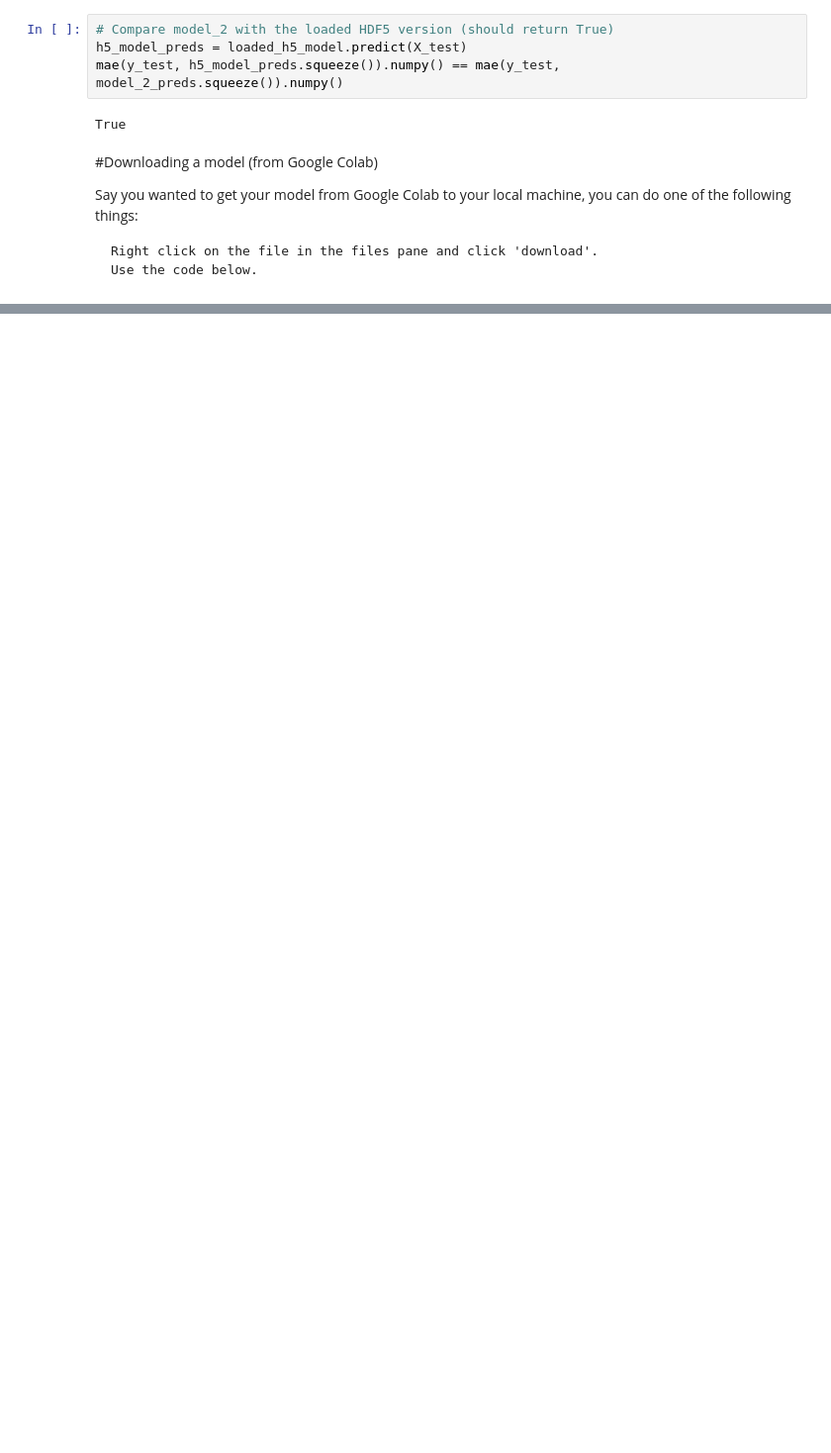
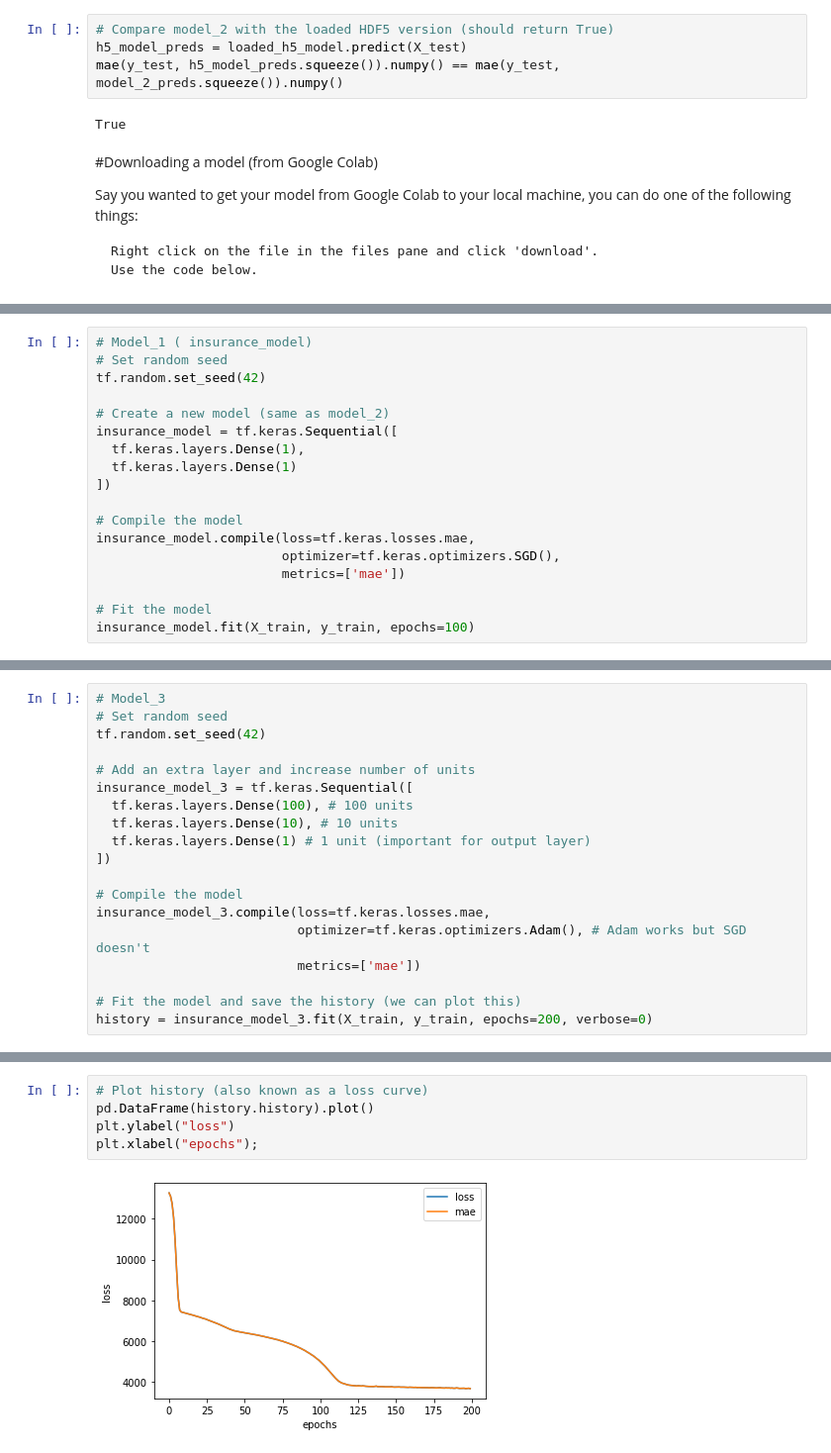
Before and after one commit to NadhirOuerghi/Network_Regression_With_TensorFlow, a Jupyter notebook: 01_Neural_Network_Regression_With_TensorFlow.ipynb, the cells around one changed output, grey strips where cells are left out. Shown at 99% size. Cells and saved outputs as stored; diff of their text form; blank space fills up the shorter version.

```diff
--- a/01_Neural_Network_Regression_With_TensorFlow.ipynb
+++ b/01_Neural_Network_Regression_With_TensorFlow.ipynb
@@ -1135,0 +1292,18 @@ files.download("best_model_HDF5_format.h5")
+# %%
+# Model_1 ( insurance_model)
+# Set random seed
+tf.random.set_seed(42)
+
+# Create a new model (same as model_2)
+insurance_model = tf.keras.Sequential([
+  tf.keras.layers.Dense(1),
+  tf.keras.layers.Dense(1)
+])
+
+# Compile the model
+insurance_model.compile(loss=tf.keras.losses.mae,
+                        optimizer=tf.keras.optimizers.SGD(),
+                        metrics=['mae'])
+
+# Fit the model
+insurance_model.fit(X_train, y_train, epochs=100)
@@ -1135,0 +1380,19 @@ files.download("best_model_HDF5_format.h5")
+# %%
+# Model_3
+# Set random seed
+tf.random.set_seed(42)
+
+# Add an extra layer and increase number of units
+insurance_model_3 = tf.keras.Sequential([
+  tf.keras.layers.Dense(100), # 100 units
+  tf.keras.layers.Dense(10), # 10 units
+  tf.keras.layers.Dense(1) # 1 unit (important for output layer)
+])
+
+# Compile the model
+insurance_model_3.compile(loss=tf.keras.losses.mae,
+                          optimizer=tf.keras.optimizers.Adam(), # Adam works but SGD doesn't
+                          metrics=['mae'])
+
+# Fit the model and save the history (we can plot this)
+history = insurance_model_3.fit(X_train, y_train, epochs=200, verbose=0)
@@ -1135,0 +1405,7 @@ files.download("best_model_HDF5_format.h5")
+# %%
+# Plot history (also known as a loss curve)
+pd.DataFrame(history.history).plot()
+plt.ylabel("loss")
+plt.xlabel("epochs");
+# %% [output]
+[figure, added]
```
Also changed, not shown: parts of 55 cells of this notebook.
